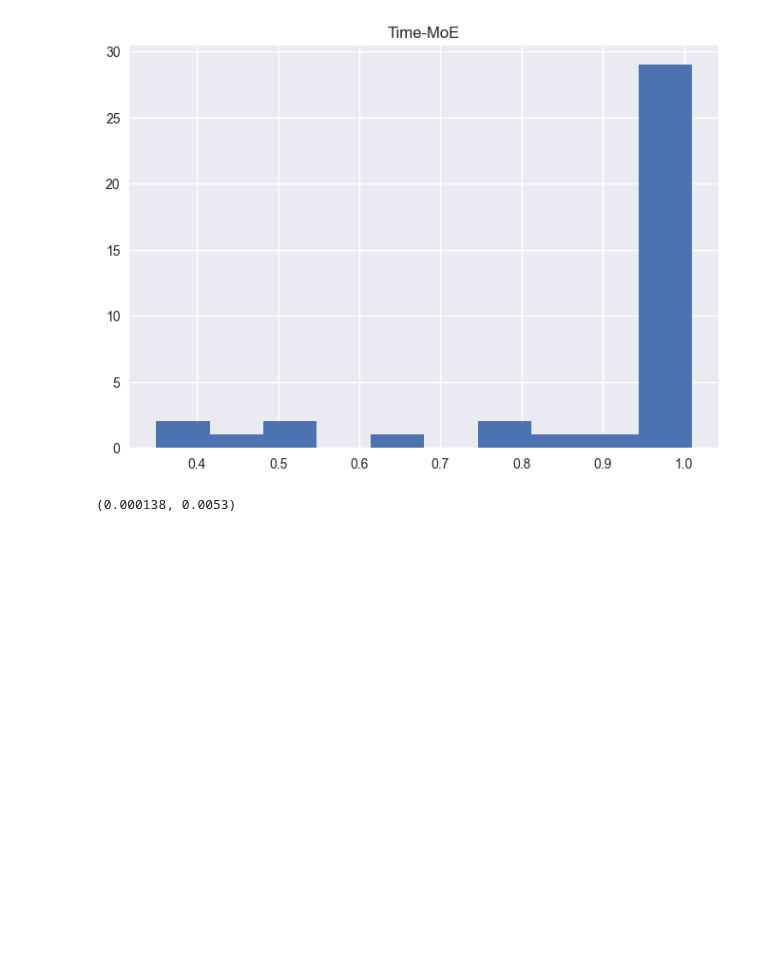
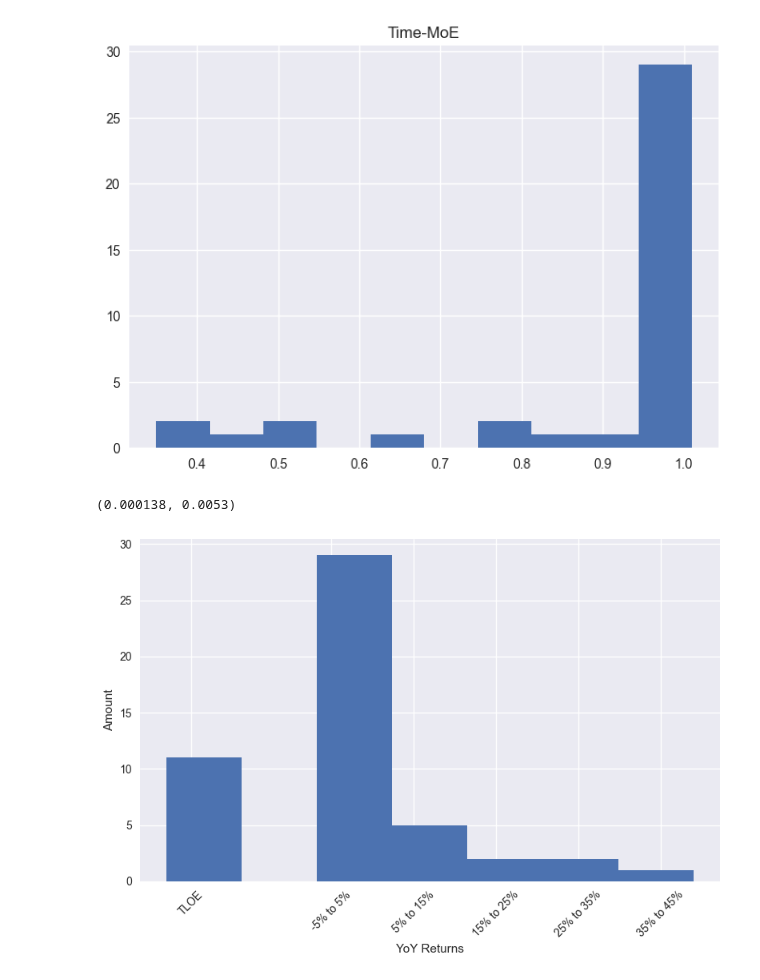
Before and after one commit to maviddoerdijk/bsc-thesis, a Jupyter notebook: exp/process_end_results.ipynb, the cells around one changed output. Cells and saved outputs as stored; diff of their text form; code cells hidden in the pictures; blank space fills up the shorter version.

```diff
--- a/exp/process_end_results.ipynb
+++ b/exp/process_end_results.ipynb
@@ -893,3 +1051,21 @@ highest_p = max(p_levels)
 lowest_p, highest_p
 # %% [output]
 (0.000138, 0.0053)
+# %%
+gt_yoy_list = []
+for result in kalman_results_combined:
+  gt_yoy = result[-2].replace("%", "")
+  if gt_yoy == "TLOE*":
+    gt_yoy = -20
+  else:
+    gt_yoy = float(gt_yoy)
+  gt_yoy_list.append(gt_yoy)
+plt.xticks([-17, 0, 10, 20, 30, 40], ["TLOE", "-5% to 5%", "5% to 15%", "15% to 25%", "25% to 35%", "35% to 45%"], rotation=45)
+# plt.title("Histogram\nDistribution of Theoretical Return under Perfect Information (TR-PI)", fontweight="bold")
+plt.ylabel("Amount")
+plt.xlabel("YoY Returns")
+plt.hist(gt_yoy_list, bins=7)
+plt.tight_layout()
+plt.show()
+# %% [output]
+[figure, added]
```
Also changed, not shown: parts of 6 cells of this notebook, 2 other files.
